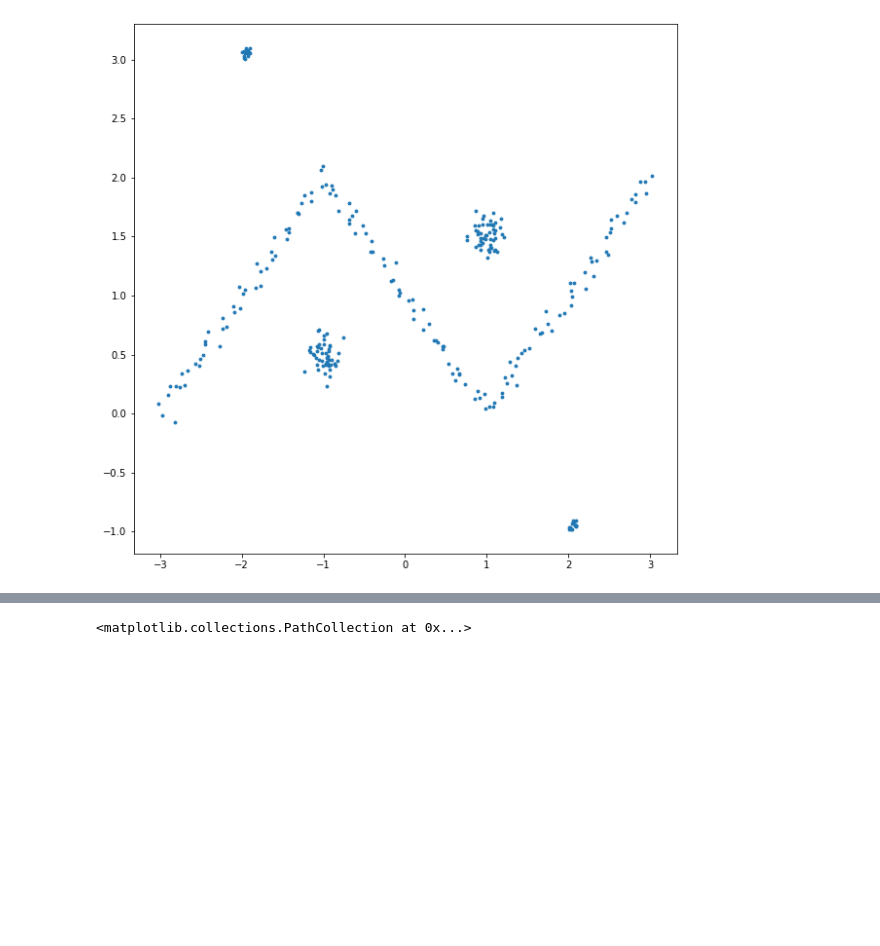
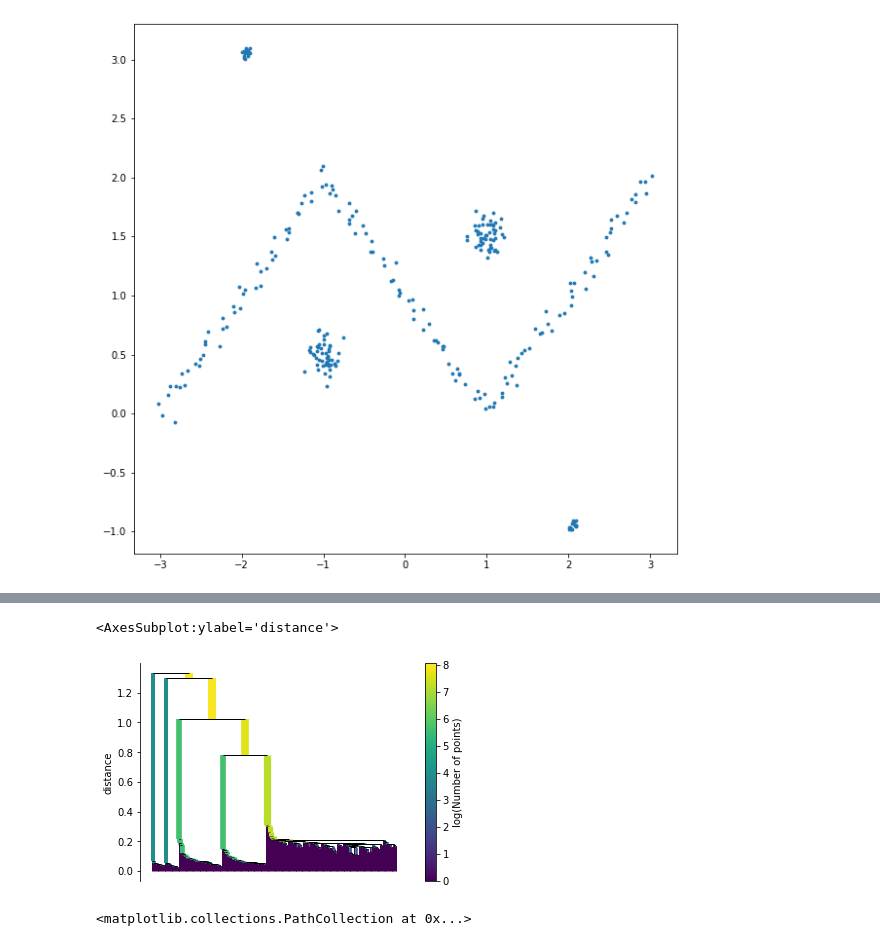
Before and after one commit to Said-bachar/TP-Clustering, a Jupyter notebook: TP Clustering 5e SDBD - Part 2.ipynb, the cells around one changed output, grey strips where cells are left out. Drawn from its saved outputs; the diff is of its cells as text; code cells hidden in the pictures; blank space fills up the shorter version.

```diff
--- a/TP Clustering 5e SDBD - Part 2.ipynb
+++ b/TP Clustering 5e SDBD - Part 2.ipynb
@@ -354,5 +379,14 @@ runtime =  12.19 ms
 <matplotlib.collections.PathCollection at 0x...>
 [figure]
+# %%
+#Build the cluster hierarchy :
+
+clusterer.single_linkage_tree_.plot(cmap='viridis', colorbar=True)
+
+#clusterer.minimum_spanning_tree_.plot(edge_cmap='viridis',edge_alpha=0.6,node_size=80,edge_linewidth=2)
+# %% [output]
+<AxesSubplot:ylabel='distance'>
+[figure, added]
 # %%
  # 2 - tr.data :
 with open("./dataset/tr.data") as f:
```
Also changed, not shown: parts of 39 cells of this notebook.
